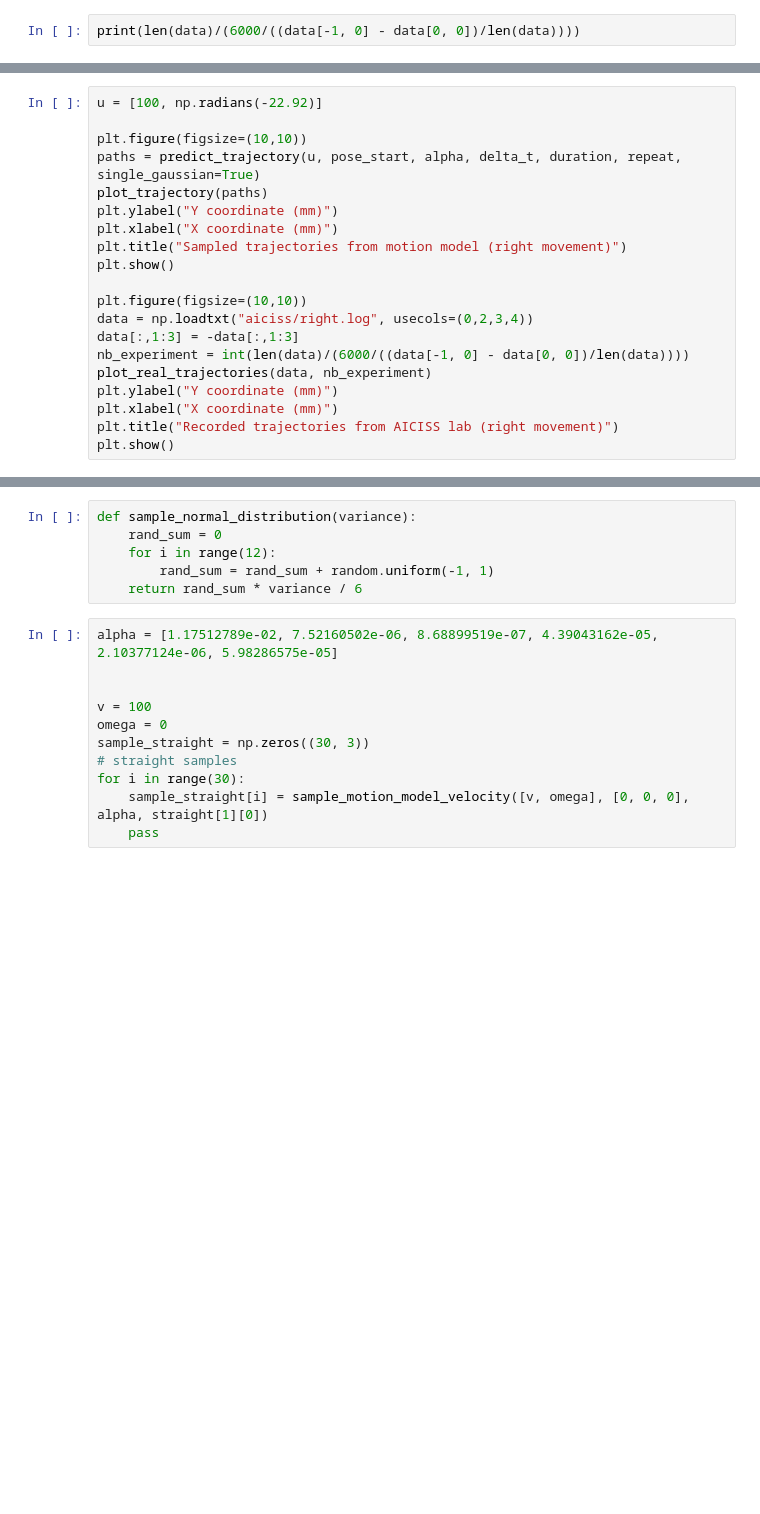
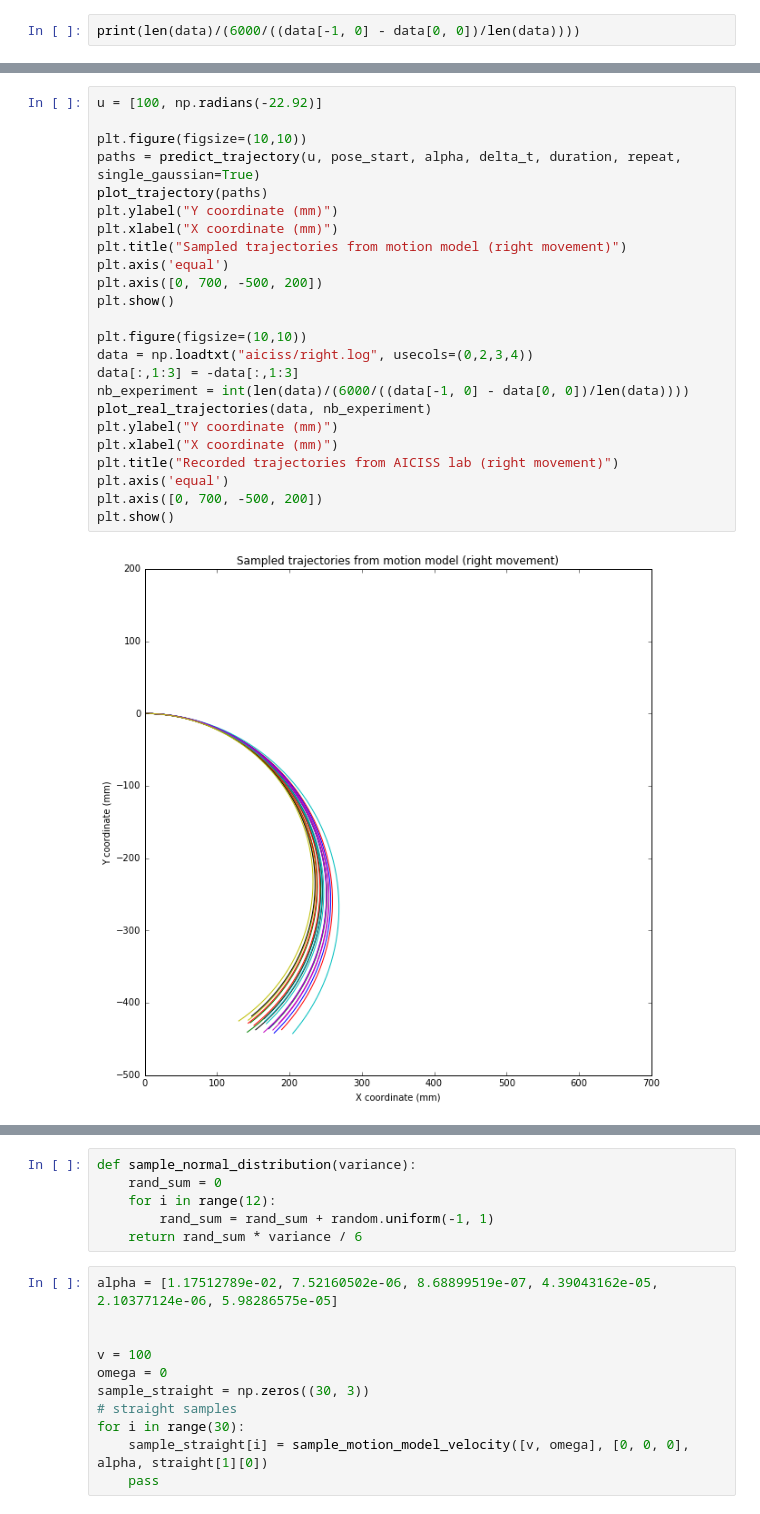
Before and after one commit to minhnh/16w_see, a Jupyter notebook: python/MotionModel.ipynb, the cells around one changed output, grey strips where cells are left out. Cells and saved outputs as stored; diff of their text form; blank space fills up the shorter version.

```diff
--- a/python/MotionModel.ipynb
+++ b/python/MotionModel.ipynb
@@ -117,20 +139,26 @@ plt.show()
 # %%
 u = [100, np.radians(-22.92)]
 
 plt.figure(figsize=(10,10))
 paths = predict_trajectory(u, pose_start, alpha, delta_t, duration, repeat, single_gaussian=True)
 plot_trajectory(paths)
 plt.ylabel("Y coordinate (mm)")
 plt.xlabel("X coordinate (mm)")
 plt.title("Sampled trajectories from motion model (right movement)")
+plt.axis('equal')
+plt.axis([0, 700, -500, 200])
 plt.show()
 
 plt.figure(figsize=(10,10))
 data = np.loadtxt("aiciss/right.log", usecols=(0,2,3,4))
 data[:,1:3] = -data[:,1:3]
 nb_experiment = int(len(data)/(6000/((data[-1, 0] - data[0, 0])/len(data))))
 plot_real_trajectories(data, nb_experiment)
 plt.ylabel("Y coordinate (mm)")
 plt.xlabel("X coordinate (mm)")
 plt.title("Recorded trajectories from AICISS lab (right movement)")
+plt.axis('equal')
+plt.axis([0, 700, -500, 200])
 plt.show()
+# %% [output]
+[figure, added]
```
Also changed, not shown: parts of 5 cells of this notebook.
